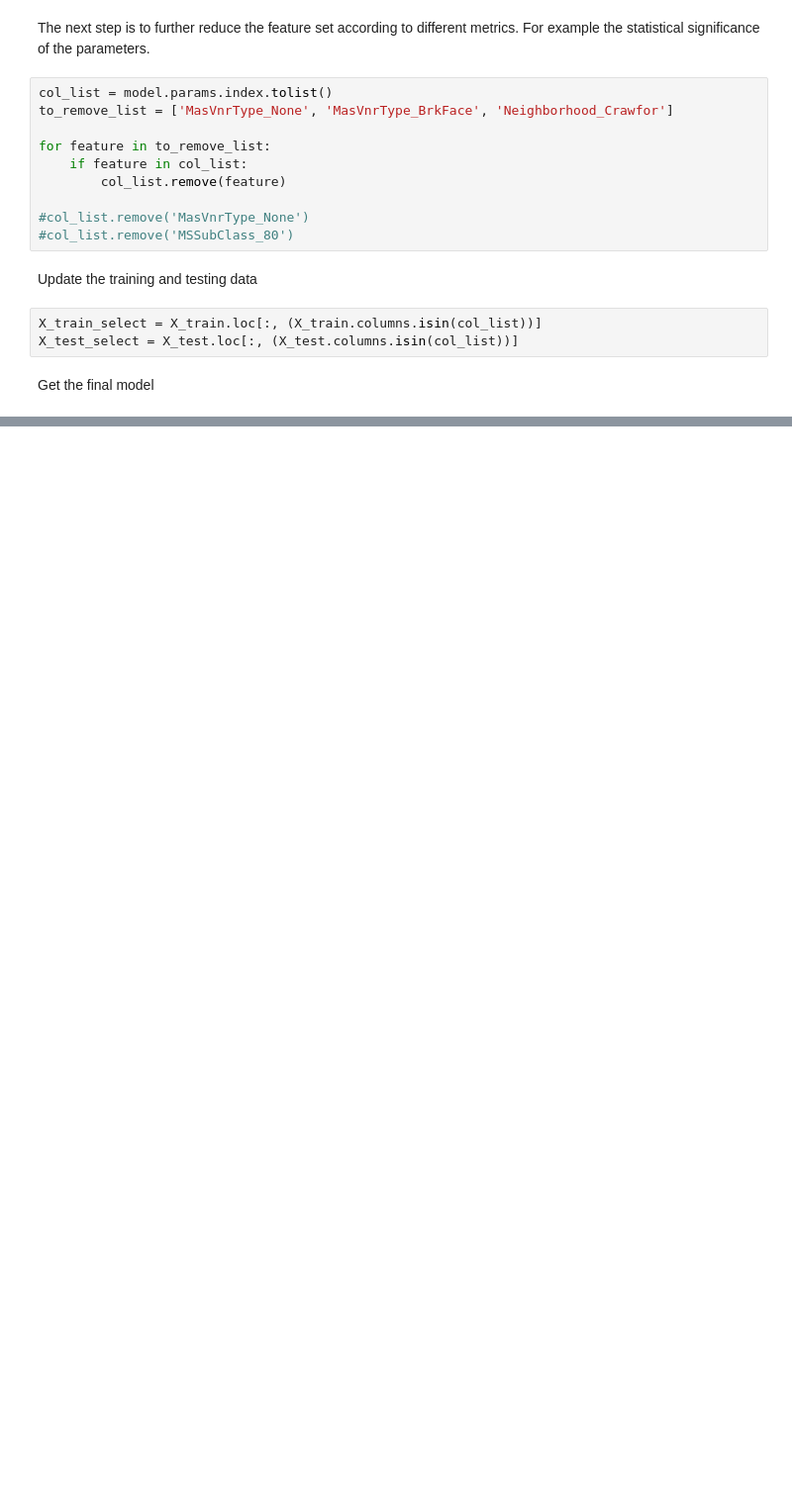
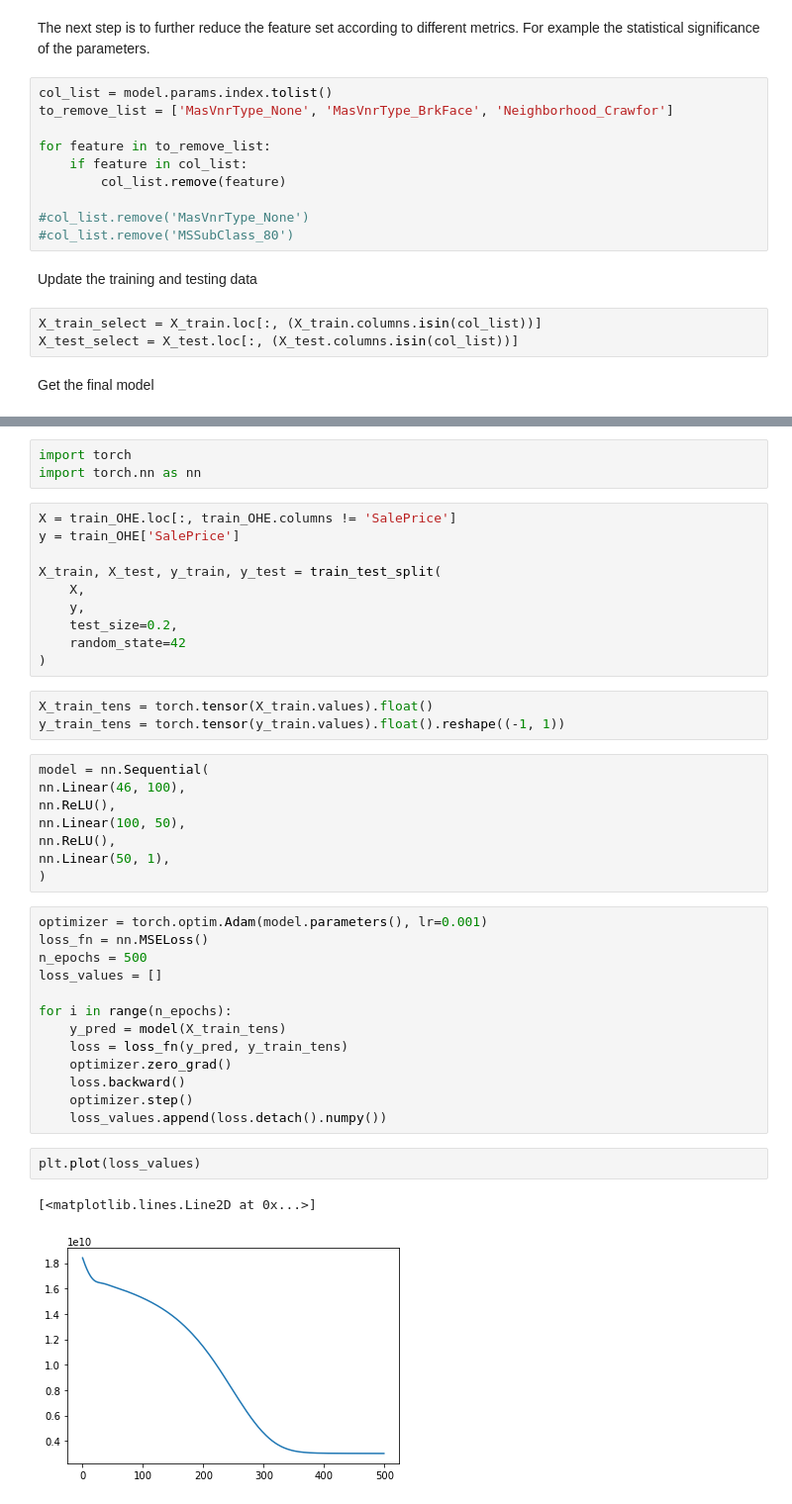
Before and after one commit to maeh98/gianniPastore, a Jupyter notebook: house.ipynb, the cells around one changed output, grey strips where cells are left out. Shown: that part at 99% size. Drawn from its saved outputs; the diff is of its cells as text; blank space fills up the shorter version.

Commit message:
random forest and simple neural network

```diff
--- a/house.ipynb
+++ b/house.ipynb
@@ -320,0 +366,42 @@ print(model.summary())
+# %%
+import torch
+import torch.nn as nn
+# %%
+X = train_OHE.loc[:, train_OHE.columns != 'SalePrice']
+y = train_OHE['SalePrice']
+
+X_train, X_test, y_train, y_test = train_test_split(
+    X,
+    y,
+    test_size=0.2,
+    random_state=42
+)
+# %%
+X_train_tens = torch.tensor(X_train.values).float()
+y_train_tens = torch.tensor(y_train.values).float().reshape((-1, 1))
+# %%
+model = nn.Sequential(
+nn.Linear(46, 100),
+nn.ReLU(),
+nn.Linear(100, 50),
+nn.ReLU(),
+nn.Linear(50, 1),
+)
+# %%
+optimizer = torch.optim.Adam(model.parameters(), lr=0.001)
+loss_fn = nn.MSELoss()
+n_epochs = 500
+loss_values = []
+
+for i in range(n_epochs):
+    y_pred = model(X_train_tens)
+    loss = loss_fn(y_pred, y_train_tens)
+    optimizer.zero_grad()
+    loss.backward()
+    optimizer.step()
+    loss_values.append(loss.detach().numpy())
+# %%
+plt.plot(loss_values)
+# %% [output]
+[<matplotlib.lines.Line2D at 0x...>]
+[figure, added]
```
Also changed, not shown: parts of 18 cells of this notebook.
